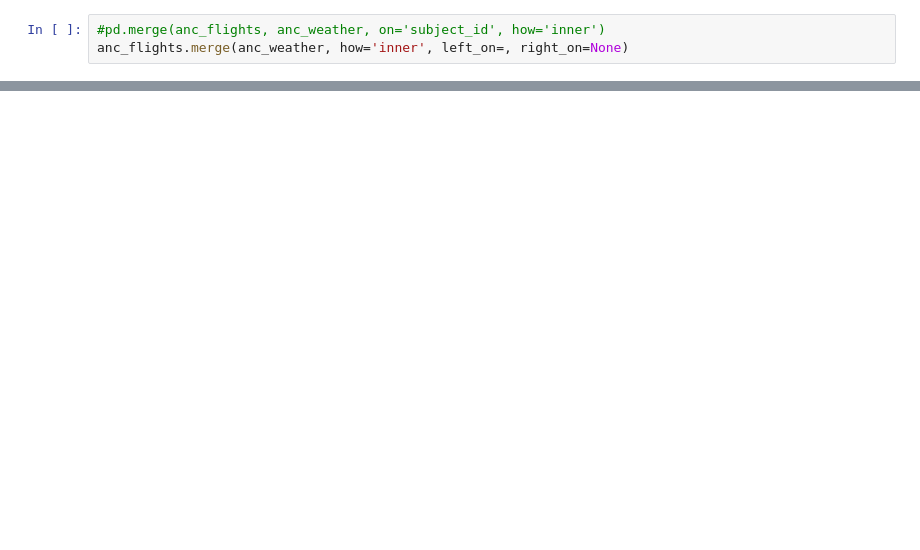
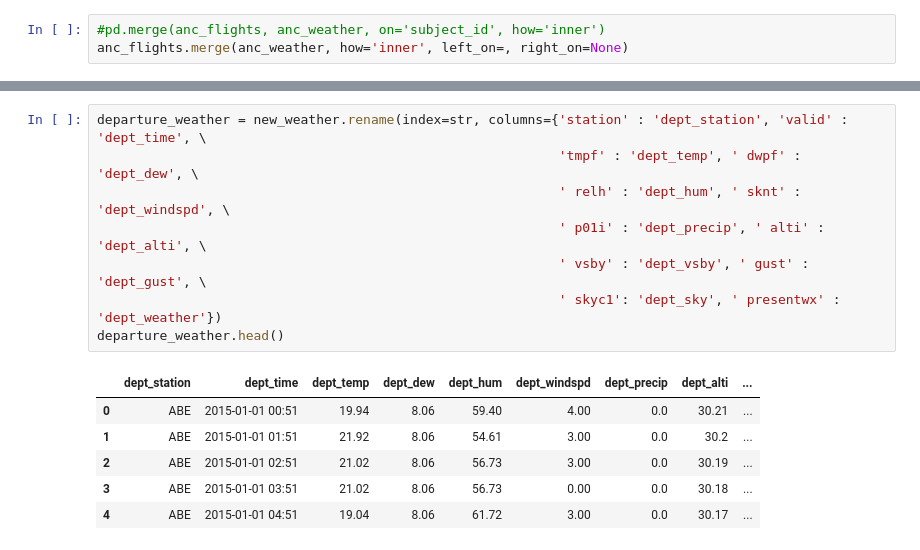
Before and after one commit to andrewwang2015/Predicting-Flight-Delays-Cancellations, a Jupyter notebook: Weather-Data-Pruning.ipynb, the cells around one changed output, grey strips where cells are left out. Drawn from its saved outputs; the diff is of its cells as text; blank space fills up the shorter version.

```diff
--- a/Weather-Data-Pruning.ipynb
+++ b/Weather-Data-Pruning.ipynb
@@ -306,0 +351,15 @@ anc_fw.head()
+# %%
+departure_weather = new_weather.rename(index=str, columns={'station' : 'dept_station', 'valid' : 'dept_time', \
+                                                           'tmpf' : 'dept_temp', ' dwpf' : 'dept_dew', \
+                                                           ' relh' : 'dept_hum', ' sknt' : 'dept_windspd', \
+                                                           ' p01i' : 'dept_precip', ' alti' : 'dept_alti', \
+                                                           ' vsby' : 'dept_vsby', ' gust' : 'dept_gust', \
+                                                           ' skyc1': 'dept_sky', ' presentwx' : 'dept_weather'})
+departure_weather.head()
+# %% [output]
+|  | dept_station | dept_time | dept_temp | dept_dew | dept_hum | dept_windspd | dept_precip | dept_alti | ... |
+| 0 | ABE | 2015-01-01 00:51 | 19.94 | 8.06 | 59.40 | 4.00 | 0.0 | 30.21 | ... |
+| 1 | ABE | 2015-01-01 01:51 | 21.92 | 8.06 | 54.61 | 3.00 | 0.0 | 30.2 | ... |
+| 2 | ABE | 2015-01-01 02:51 | 21.02 | 8.06 | 56.73 | 3.00 | 0.0 | 30.19 | ... |
+| 3 | ABE | 2015-01-01 03:51 | 21.02 | 8.06 | 56.73 | 0.00 | 0.0 | 30.18 | ... |
+| 4 | ABE | 2015-01-01 04:51 | 19.04 | 8.06 | 61.72 | 3.00 | 0.0 | 30.17 | ... |
```
Also changed, not shown: parts of 17 cells of this notebook, 3 other files.
